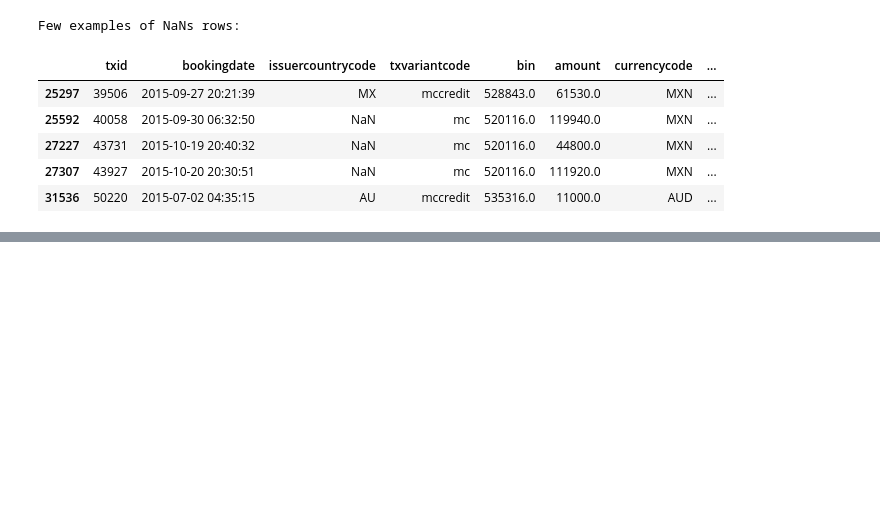
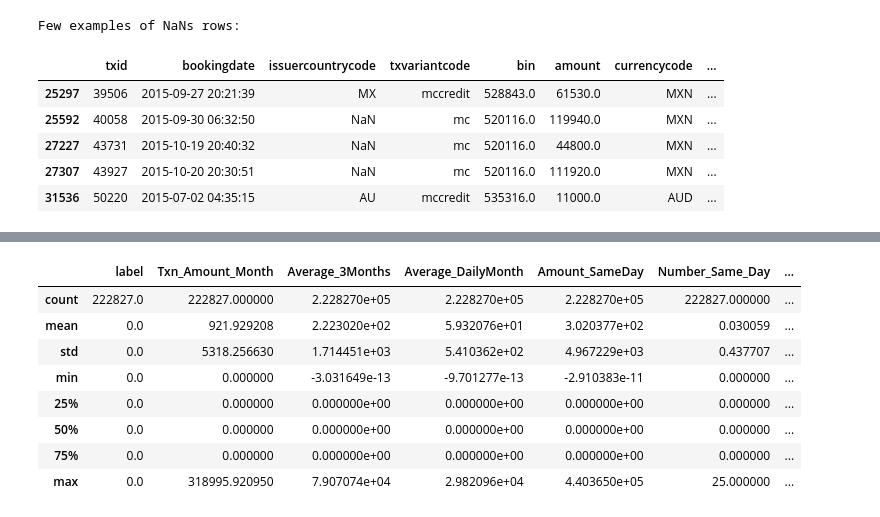
Before and after one commit to simionAndrei/CyberFraud1, a Jupyter notebook: Exploratory_Analysis.ipynb, the cells around one changed output, grey strips where cells are left out. Cells and saved outputs as stored; diff of their text form; code cells hidden in the pictures; blank space fills up the shorter version.

```diff
--- a/Exploratory_Analysis.ipynb
+++ b/Exploratory_Analysis.ipynb
@@ -185,2 +190,20 @@ features = extract_from_pandas(df)
+# %%
+full_df = pd.concat([df, additional_feats_df], axis = 1)
+
+full_df_non_fraud = full_df[full_df.label == 0]
+full_df_fraud = full_df[full_df.label == 1]
+
+full_df_fraud.iloc[:, -10:].describe()
+full_df_non_fraud.iloc[:, -10:].describe()
+# %% [output]
+|  | label | Txn_Amount_Month | Average_3Months | Average_DailyMonth | Amount_SameDay | Number_Same_Day | ... |
+| count | 222827.0 | 222827.000000 | 2.228270e+05 | 2.228270e+05 | 2.228270e+05 | 222827.000000 | ... |
+| mean | 0.0 | 921.929208 | 2.223020e+02 | 5.932076e+01 | 3.020377e+02 | 0.030059 | ... |
+| std | 0.0 | 5318.256630 | 1.714451e+03 | 5.410362e+02 | 4.967229e+03 | 0.437707 | ... |
+| min | 0.0 | 0.000000 | -3.031649e-13 | -9.701277e-13 | -2.910383e-11 | 0.000000 | ... |
+| 25% | 0.0 | 0.000000 | 0.000000e+00 | 0.000000e+00 | 0.000000e+00 | 0.000000 | ... |
+| 50% | 0.0 | 0.000000 | 0.000000e+00 | 0.000000e+00 | 0.000000e+00 | 0.000000 | ... |
+| 75% | 0.0 | 0.000000 | 0.000000e+00 | 0.000000e+00 | 0.000000e+00 | 0.000000 | ... |
+| max | 0.0 | 318995.920950 | 7.907074e+04 | 2.982096e+04 | 4.403650e+05 | 25.000000 | ... |
 # %%
 print(os.linesep + "Snippet of data after preprocessing")
```
Also changed, not shown: parts of 14 cells of this notebook, 2 other files.
